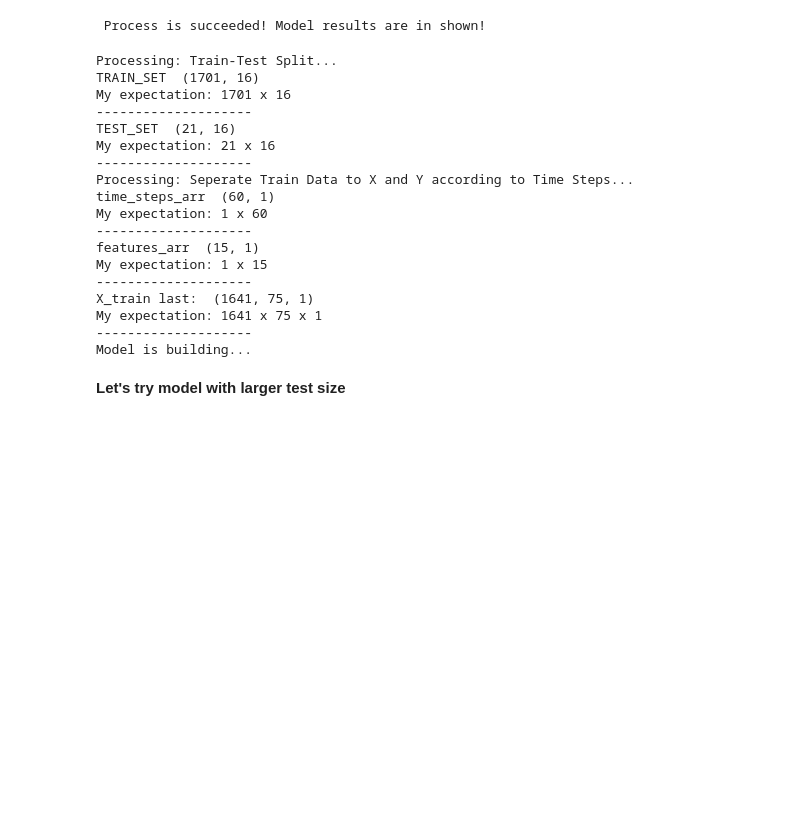
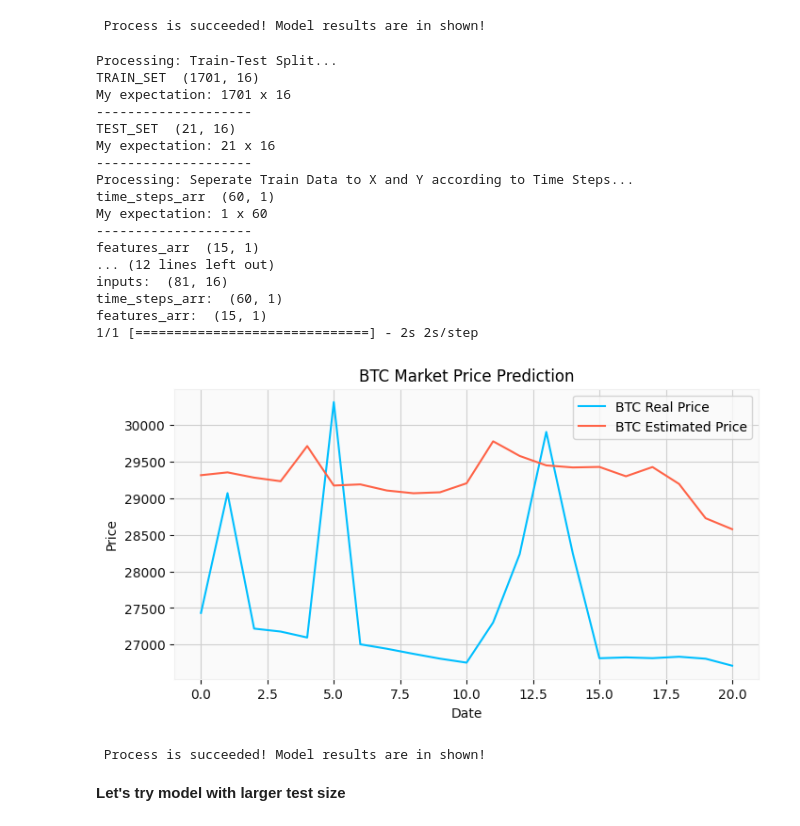
Before and after one commit to anilergan/AISMTB, a Jupyter notebook: btc_daily_chart_regression_v2.ipynb, the cells around one changed output. Drawn from its saved outputs; the diff is of its cells as text; code cells hidden in the pictures; blank space fills up the shorter version.

```diff
--- a/btc_daily_chart_regression_v2.ipynb
+++ b/btc_daily_chart_regression_v2.ipynb
@@ -283,35 +283,37 @@ features_arr:  (15, 1)
 # %%
 # data order must be new to old
 my_rnn_obj = my_rnn(
     X_scaled_df.sort_index(ascending=True),
     y_scaled_df.sort_index(ascending=True),
+    x_rnn_cols= ['Close'],
     test_num = 21,
     time_steps = 60,
     scaler = std_sc,
     epoch=1,
     predict=True,
     product = 'BTC'
 
 )
 # %% [output]
 Processing: Train-Test Split...
 TRAIN_SET  (1701, 16)
 My expectation: 1701 x 16
 --------------------
 TEST_SET  (21, 16)
 My expectation: 21 x 16
 --------------------
 Processing: Seperate Train Data to X and Y according to Time Steps...
 time_steps_arr  (60, 1)
 My expectation: 1 x 60
 --------------------
 features_arr  (15, 1)
-My expectation: 1 x 15
---------------------
-X_train last:  (1641, 75, 1)
-My expectation: 1641 x 75 x 1
---------------------
-Model is building...
+... (12 lines left out)
+inputs:  (81, 16)
+time_steps_arr:  (60, 1)
+features_arr:  (15, 1)
+1/1 [==============================] - 2s 2s/step
+[figure, added]
+ Process is succeeded! Model results are in shown!
 # %% [markdown]
 **Let's try model with larger test size**
 # %%
```
Also changed, not shown: 1 other file.
